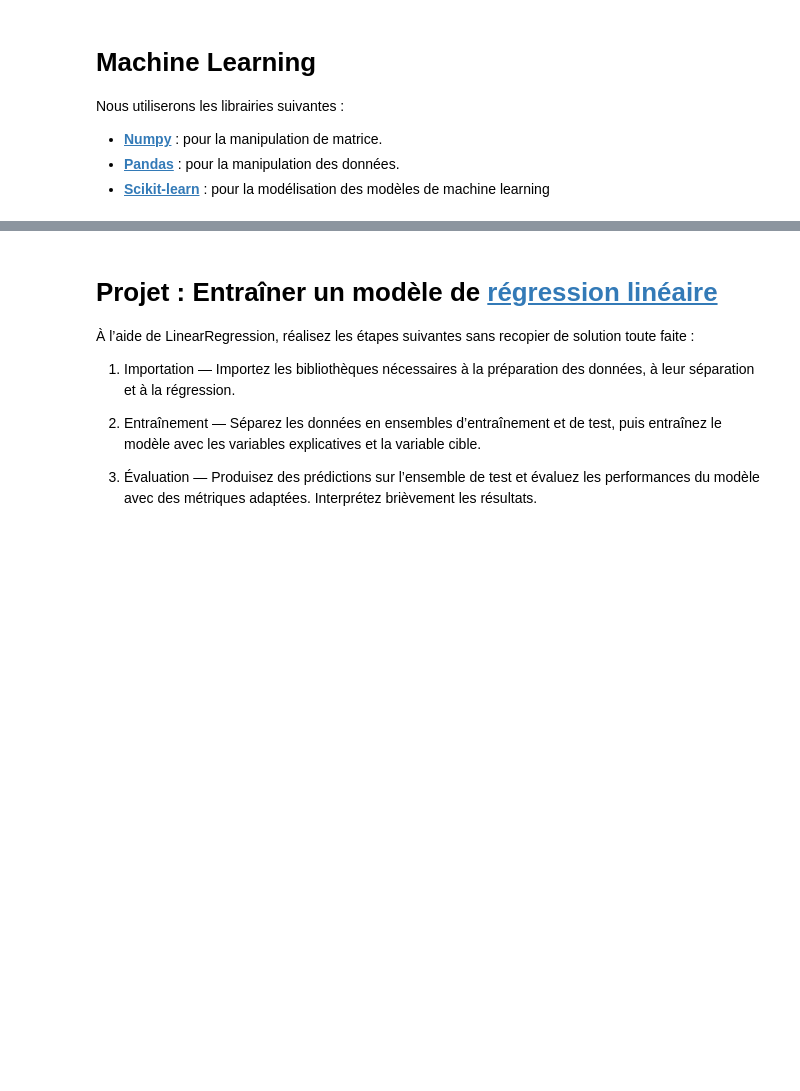
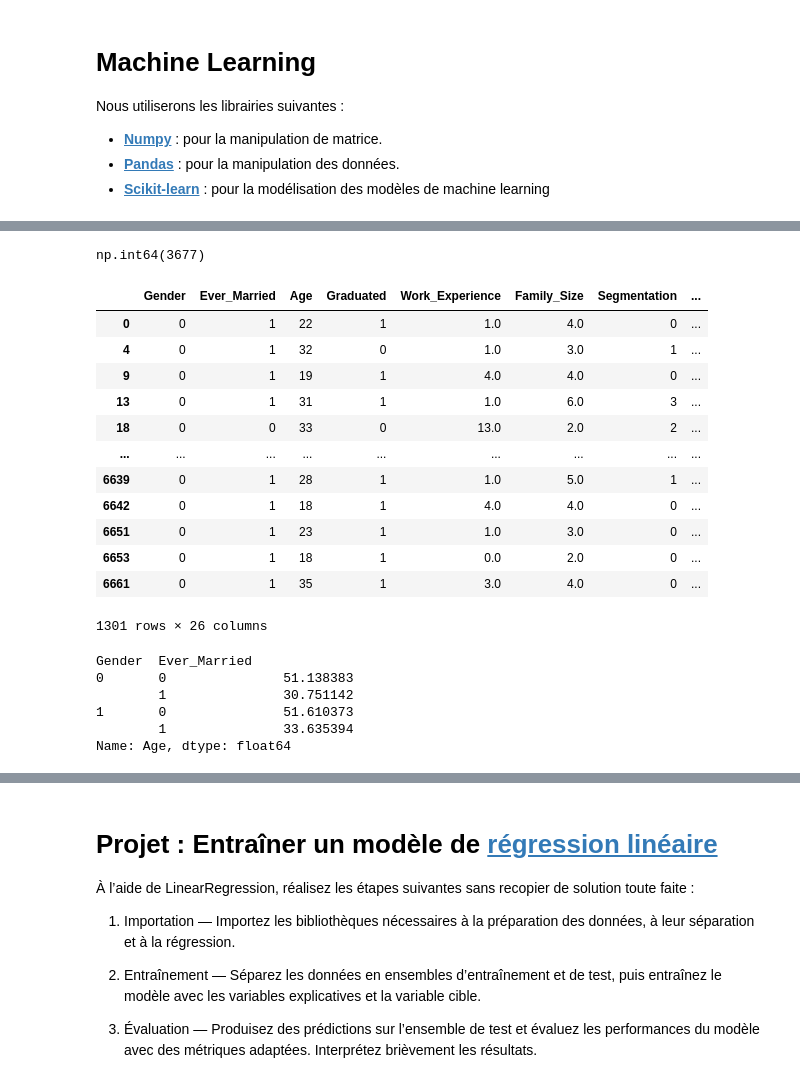
Before and after one commit to Quera-fr/Initiation-Dev-IA, a Jupyter notebook: Jour 2 - Introduction au Machine Learning/Machine_Learning_Perceptron.ipynb, the cells around one changed output, grey strips where cells are left out. Drawn from its saved outputs; the diff is of its cells as text; code cells hidden in the pictures; blank space fills up the shorter version.

```diff
--- a/Jour 2 - Introduction au Machine Learning/Machine_Learning_Perceptron.ipynb
+++ b/Jour 2 - Introduction au Machine Learning/Machine_Learning_Perceptron.ipynb
@@ -18,0 +90,31 @@ df
+# %%
+# Homme : 0, Femme : 1
+(df.Gender == 0).sum()
+# %% [output]
+np.int64(3677)
+# %%
+# Filtre
+df[(df.Gender == 0) & (df.Age <= 35)]
+# %% [output]
+|  | Gender | Ever_Married | Age | Graduated | Work_Experience | Family_Size | Segmentation | ... |
+| 0 | 0 | 1 | 22 | 1 | 1.0 | 4.0 | 0 | ... |
+| 4 | 0 | 1 | 32 | 0 | 1.0 | 3.0 | 1 | ... |
+| 9 | 0 | 1 | 19 | 1 | 4.0 | 4.0 | 0 | ... |
+| 13 | 0 | 1 | 31 | 1 | 1.0 | 6.0 | 3 | ... |
+| 18 | 0 | 0 | 33 | 0 | 13.0 | 2.0 | 2 | ... |
+| ... | ... | ... | ... | ... | ... | ... | ... | ... |
+| 6639 | 0 | 1 | 28 | 1 | 1.0 | 5.0 | 1 | ... |
+| 6642 | 0 | 1 | 18 | 1 | 4.0 | 4.0 | 0 | ... |
+| 6651 | 0 | 1 | 23 | 1 | 1.0 | 3.0 | 0 | ... |
+| 6653 | 0 | 1 | 18 | 1 | 0.0 | 2.0 | 0 | ... |
+| 6661 | 0 | 1 | 35 | 1 | 3.0 | 4.0 | 0 | ... |
+1301 rows × 26 columns
+# %%
+df.groupby(['Gender', 'Ever_Married'])['Age'].mean()
+# %% [output]
+Gender  Ever_Married
+0       0               51.138383
+        1               30.751142
+1       0               51.610373
+        1               33.635394
+Name: Age, dtype: float64
```
Also changed, not shown: parts of 27 cells of this notebook.
